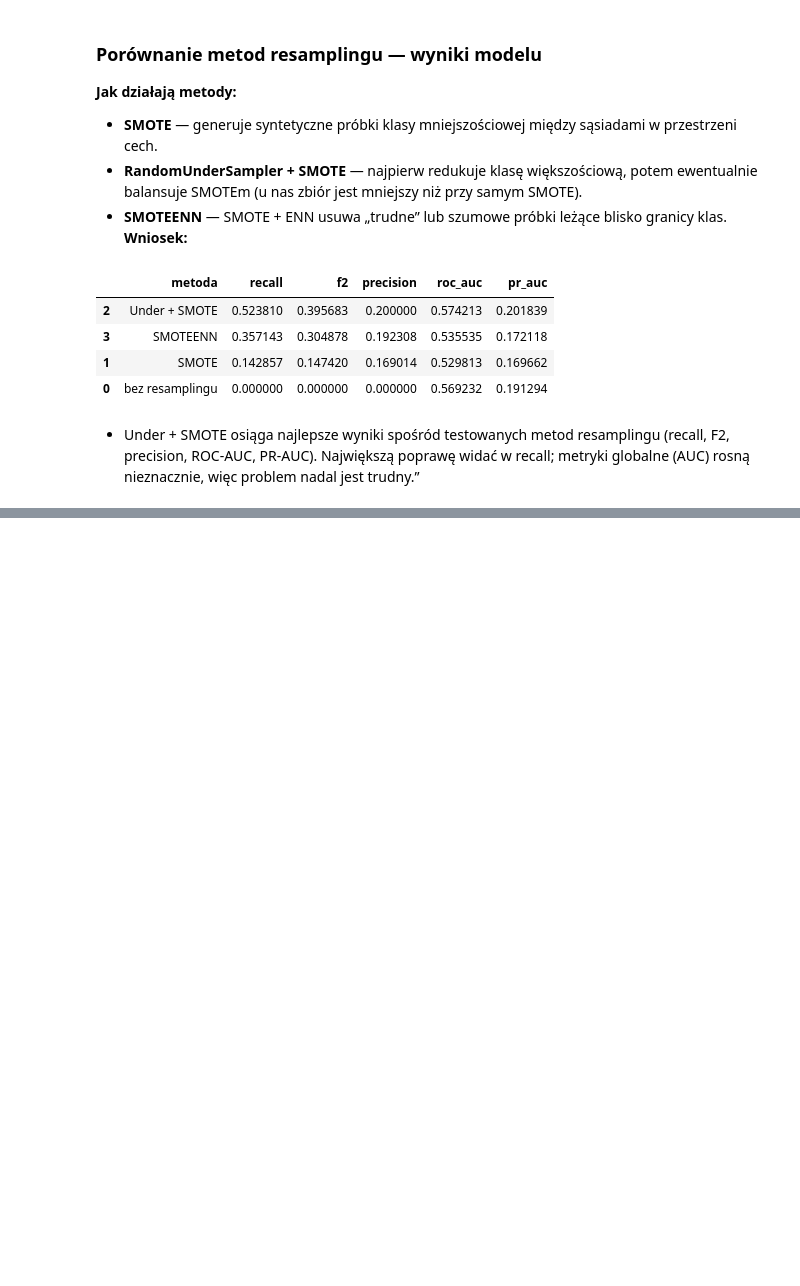
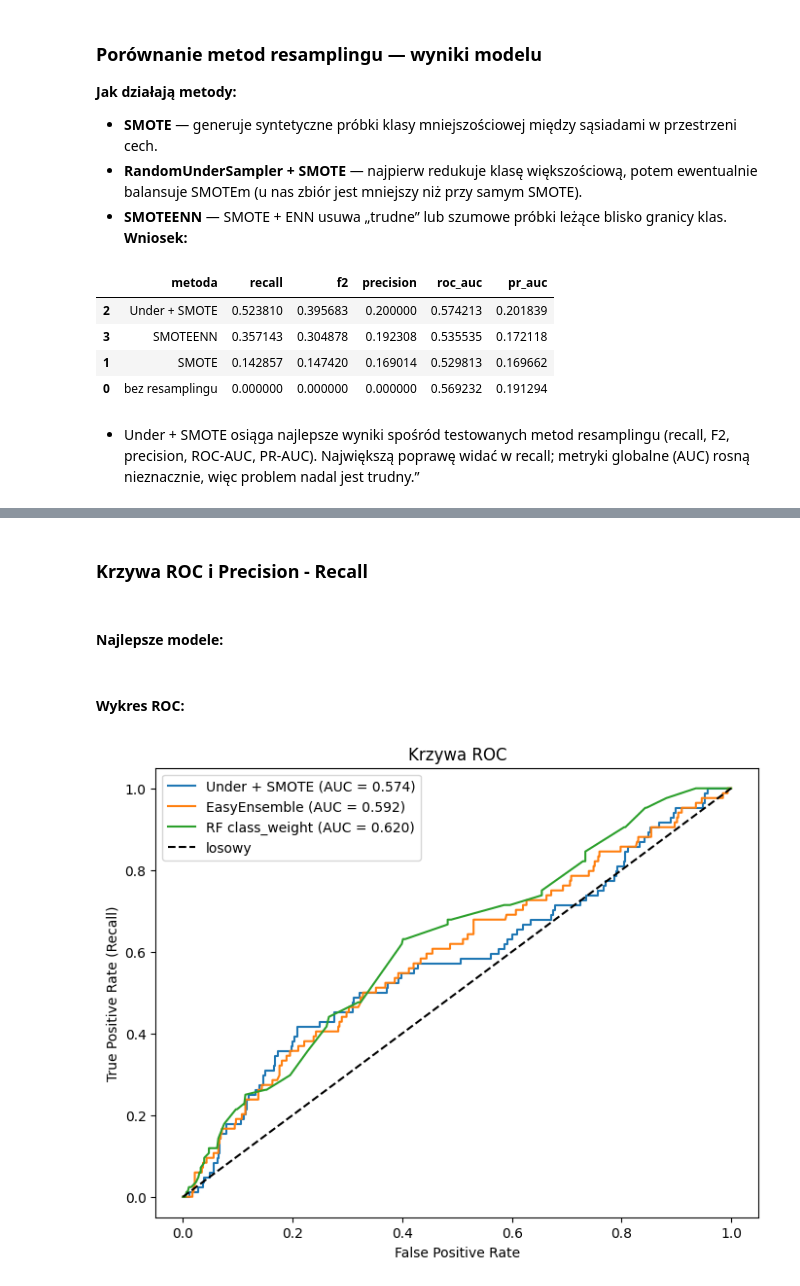
Before and after one commit to Zajecia-na-PWr-LR/lista6-dawidmuszynski1, a Jupyter notebook: SpeedDating.ipynb, the cells around one changed output, grey strips where cells are left out. Drawn from its saved outputs; the diff is of its cells as text; code cells hidden in the pictures; blank space fills up the shorter version.

```diff
--- a/SpeedDating.ipynb
+++ b/SpeedDating.ipynb
@@ -669,0 +714,46 @@ resampling_results
+# %% [markdown]
+### Krzywa ROC i Precision - Recall
+# %%
+def plot_roc_pr(model, X_train, y_train, X_test, y_test, label):
+    model.fit(X_train, y_train)
+
+    y_score = model.predict_proba(X_test)[:, 1]
+    fpr, tpr, _ = roc_curve(y_test, y_score)
+    roc_auc = auc(fpr, tpr)
+
+    precision, recall, _ = precision_recall_curve(y_test, y_score)
+    pr_auc = average_precision_score(y_test, y_score)
+    return fpr, tpr, roc_auc, precision, recall, pr_auc, label
+# %% [markdown]
+#### Najlepsze modele:
+# %%
+models_to_plot = {
+    "Under + SMOTE": Pipeline(
+        [
+            ("under", RandomUnderSampler(random_state=67)),
+            ("over", SMOTE(random_state=67)),
+            ("clf", LogisticRegression(max_iter=5000, random_state=67)),
+        ]
+    ),
+    "EasyEnsemble": EasyEnsembleClassifier(n_estimators=7, random_state=67),
+    "RF class_weight": RandomForestClassifier(
+        class_weight="balanced", random_state=67, n_jobs=-1
+    ),
+}
+# %% [markdown]
+#### Wykres ROC:
+# %%
+plt.figure(figsize=(8, 6))
+for name, model in models_to_plot.items():
+    fpr, tpr, roc_auc, _, _, _, _ = plot_roc_pr(
+        model, X_train, y_train, X_test, y_test, name
+    )
+    plt.plot(fpr, tpr, label=f"{name} (AUC = {roc_auc:.3f})")
+plt.plot([0, 1], [0, 1], "k--", label="losowy")
+plt.xlabel("False Positive Rate")
+plt.ylabel("True Positive Rate (Recall)")
+plt.title("Krzywa ROC")
+plt.legend()
+plt.show()
+# %% [output]
+[figure, added]
```
Also changed, not shown: parts of 11 cells of this notebook.
